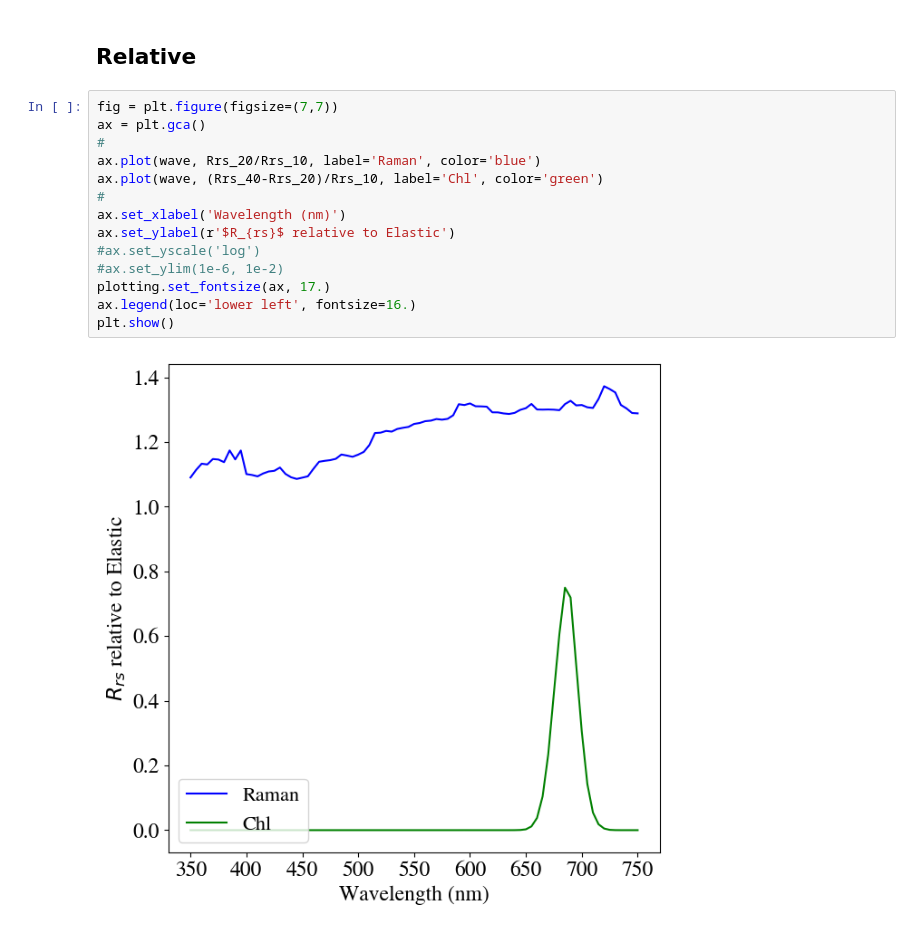
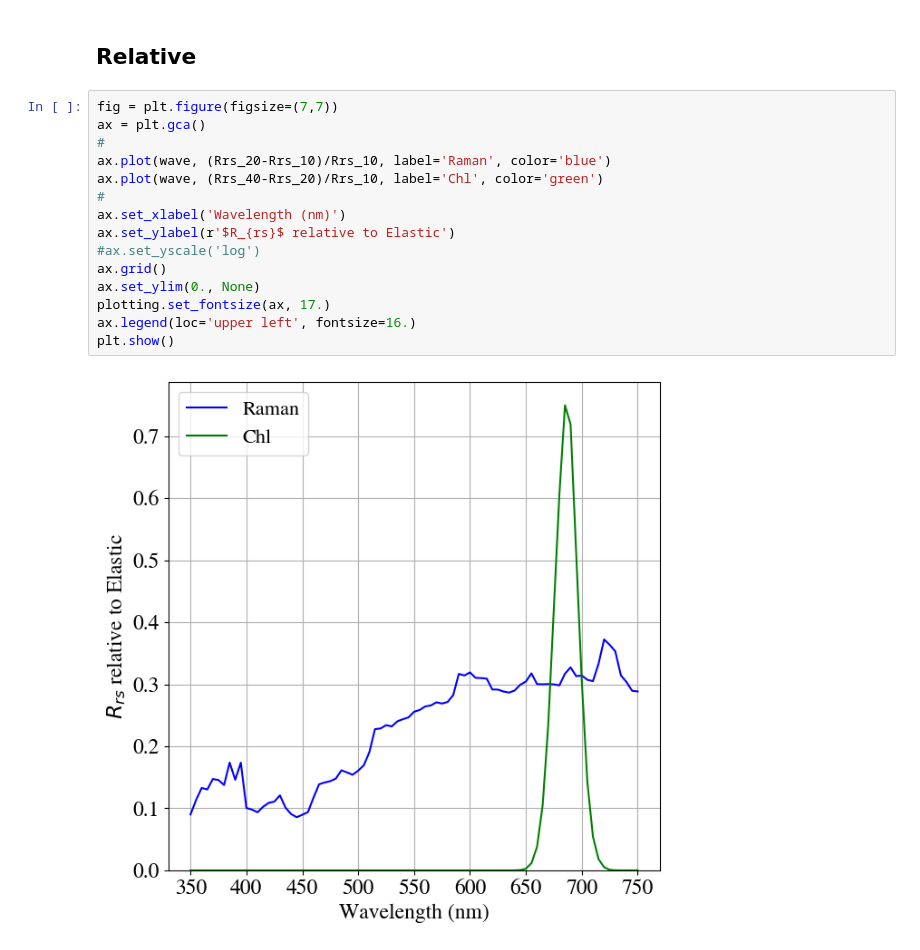
Before and after one commit to ocean-colour/bing, a Jupyter notebook: papers/biomass/Analysis/Check_Inelastic.ipynb, the cells around one changed output. Saved outputs shown, nothing was run; the diff lists cells and outputs as text.

```diff
--- a/papers/biomass/Analysis/Check_Inelastic.ipynb
+++ b/papers/biomass/Analysis/Check_Inelastic.ipynb
@@ -67,16 +68,17 @@ plt.show()
 # %%
 fig = plt.figure(figsize=(7,7))
 ax = plt.gca()
 #
-ax.plot(wave, Rrs_20/Rrs_10, label='Raman', color='blue')
+ax.plot(wave, (Rrs_20-Rrs_10)/Rrs_10, label='Raman', color='blue')
 ax.plot(wave, (Rrs_40-Rrs_20)/Rrs_10, label='Chl', color='green')
 #
 ax.set_xlabel('Wavelength (nm)')
 ax.set_ylabel(r'$R_{rs}$ relative to Elastic')
 #ax.set_yscale('log')
-#ax.set_ylim(1e-6, 1e-2)
+ax.grid()
+ax.set_ylim(0., None)
 plotting.set_fontsize(ax, 17.)
-ax.legend(loc='lower left', fontsize=16.)
+ax.legend(loc='upper left', fontsize=16.)
 plt.show()
 # %% [output]
-[figure, old version]
+[figure, new version]
```
Also changed, not shown: parts of 13 cells of this notebook.
